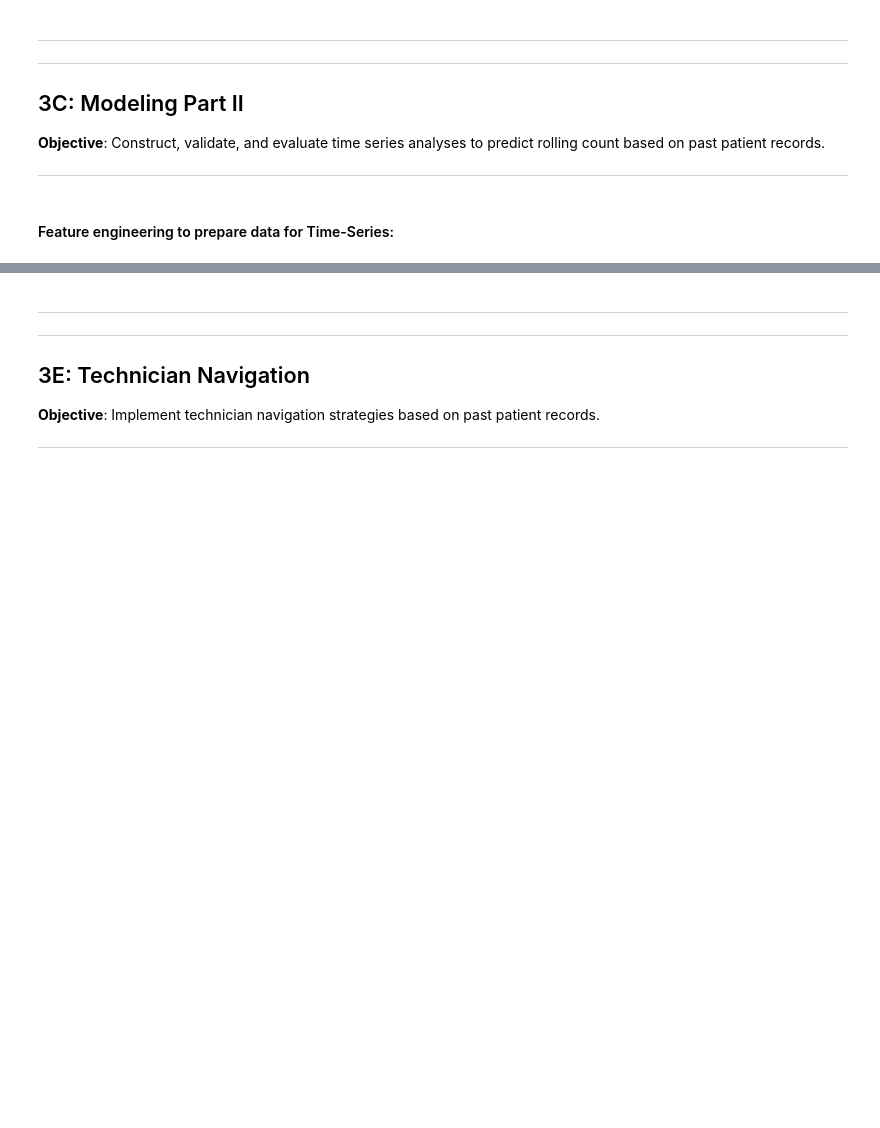
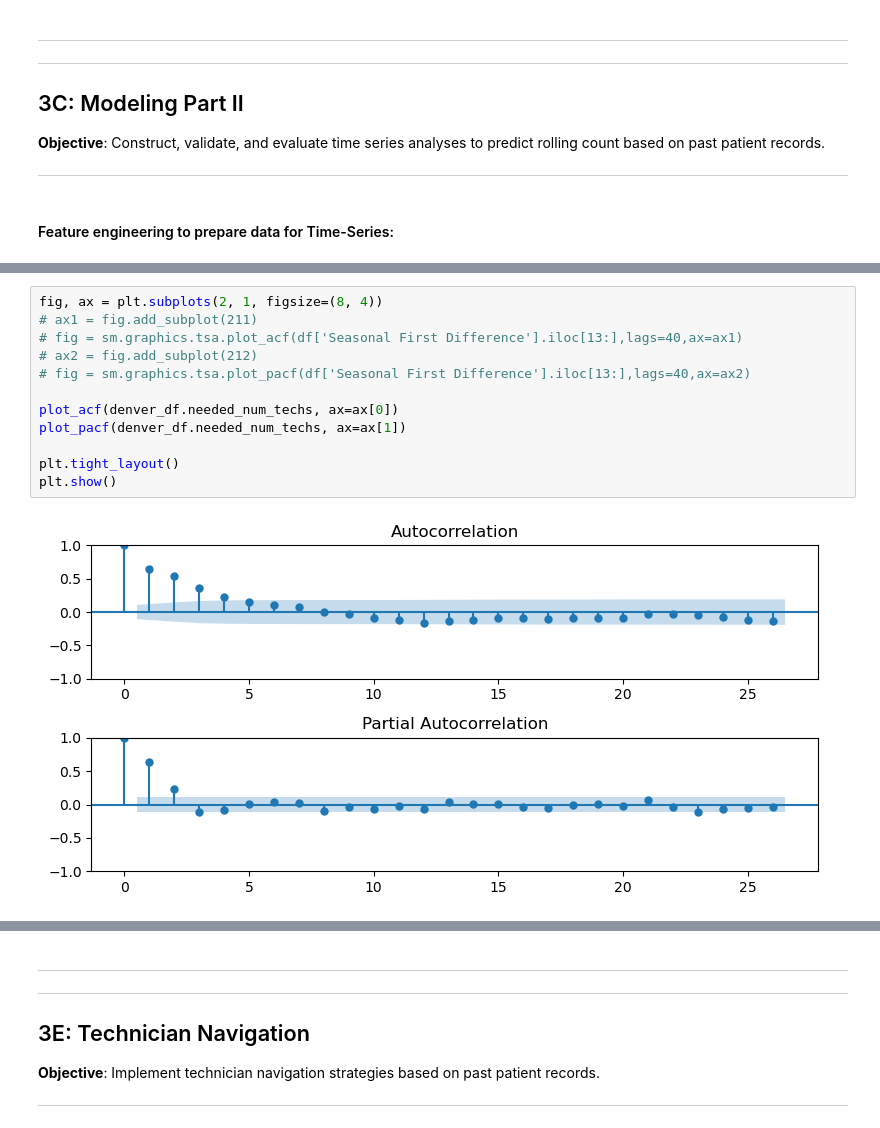
Before and after one commit to rc-9/TecNav, a Jupyter notebook: uc_modeler.ipynb, the cells around one changed output, grey strips where cells are left out. Cells and saved outputs as stored; diff of their text form; blank space fills up the shorter version.

```diff
--- a/uc_modeler.ipynb
+++ b/uc_modeler.ipynb
@@ -581,0 +460,14 @@ Test RMSE: 0.549
+# %%
+fig, ax = plt.subplots(2, 1, figsize=(8, 4))
+# ax1 = fig.add_subplot(211)
+# fig = sm.graphics.tsa.plot_acf(df['Seasonal First Difference'].iloc[13:],lags=40,ax=ax1)
+# ax2 = fig.add_subplot(212)
+# fig = sm.graphics.tsa.plot_pacf(df['Seasonal First Difference'].iloc[13:],lags=40,ax=ax2)
+
+plot_acf(denver_df.needed_num_techs, ax=ax[0])
+plot_pacf(denver_df.needed_num_techs, ax=ax[1])
+
+plt.tight_layout()
+plt.show()
+# %% [output]
+[figure, added]
```
Also changed, not shown: parts of 53 cells of this notebook.
